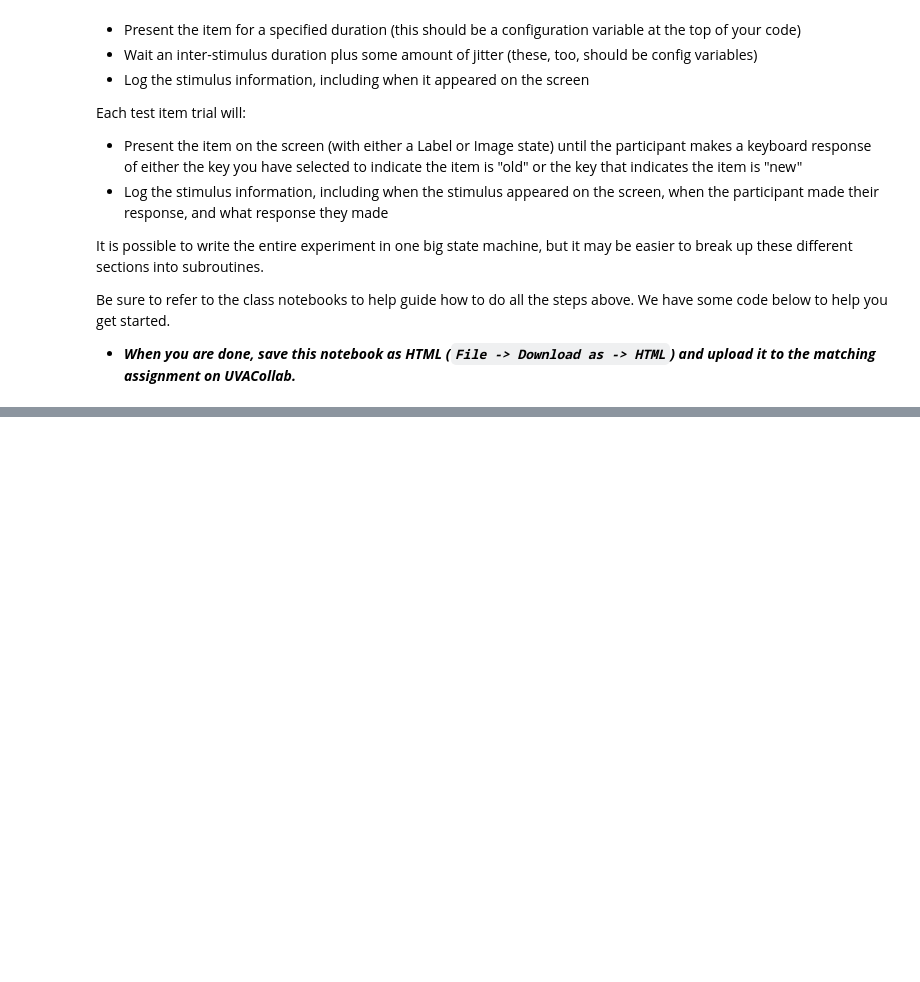
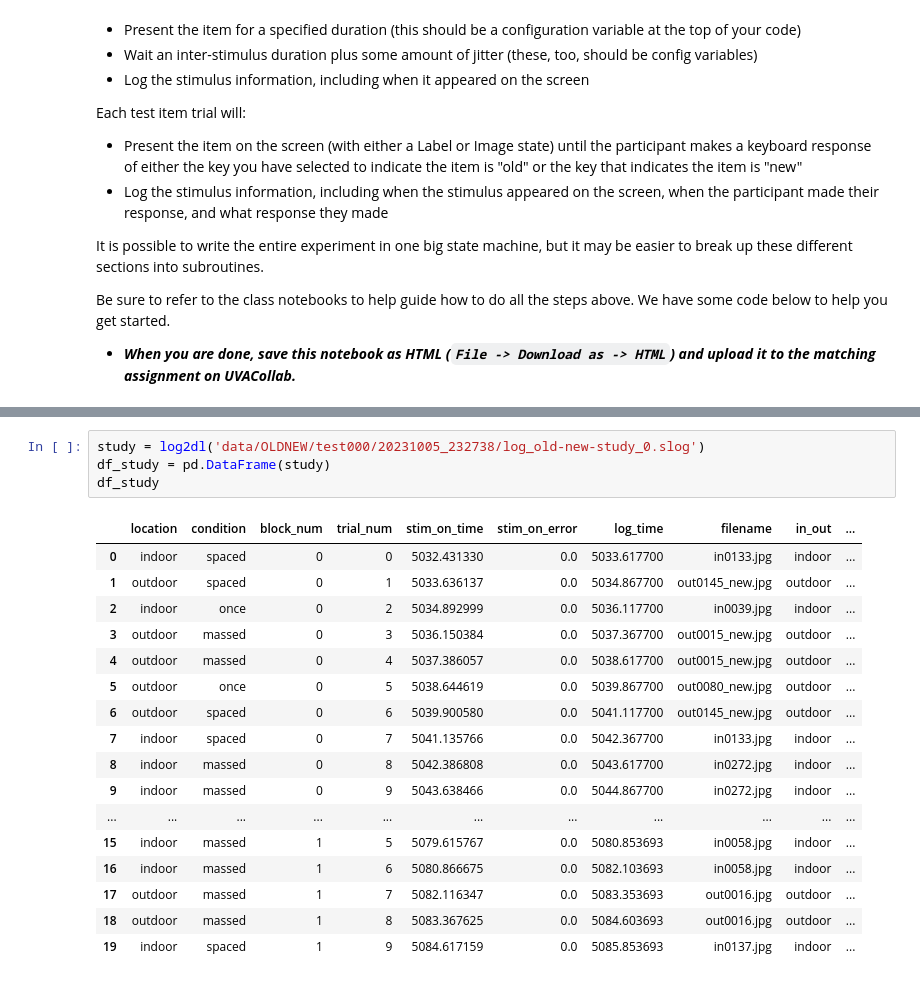
Before and after one commit to cs-hall/compsy, a Jupyter notebook: assignments/A03_SMILE_Experiment_csh4hf.ipynb, the cells around one changed output, grey strips where cells are left out. Drawn from its saved outputs; the diff is of its cells as text; blank space fills up the shorter version.

```diff
--- a/assignments/A03_SMILE_Experiment_csh4hf.ipynb
+++ b/assignments/A03_SMILE_Experiment_csh4hf.ipynb
@@ -73,0 +586,22 @@ ModuleNotFoundError: No module named 'smile'
+# %%
+study = log2dl('data/OLDNEW/test000/20231005_232738/log_old-new-study_0.slog')
+df_study = pd.DataFrame(study)
+df_study
+# %% [output]
+|  | location | condition | block_num | trial_num | stim_on_time | stim_on_error | log_time | filename | in_out | ... |
+| 0 | indoor | spaced | 0 | 0 | 5032.431330 | 0.0 | 5033.617700 | in0133.jpg | indoor | ... |
+| 1 | outdoor | spaced | 0 | 1 | 5033.636137 | 0.0 | 5034.867700 | out0145_new.jpg | outdoor | ... |
+| 2 | indoor | once | 0 | 2 | 5034.892999 | 0.0 | 5036.117700 | in0039.jpg | indoor | ... |
+| 3 | outdoor | massed | 0 | 3 | 5036.150384 | 0.0 | 5037.367700 | out0015_new.jpg | outdoor | ... |
+| 4 | outdoor | massed | 0 | 4 | 5037.386057 | 0.0 | 5038.617700 | out0015_new.jpg | outdoor | ... |
+| 5 | outdoor | once | 0 | 5 | 5038.644619 | 0.0 | 5039.867700 | out0080_new.jpg | outdoor | ... |
+| 6 | outdoor | spaced | 0 | 6 | 5039.900580 | 0.0 | 5041.117700 | out0145_new.jpg | outdoor | ... |
+| 7 | indoor | spaced | 0 | 7 | 5041.135766 | 0.0 | 5042.367700 | in0133.jpg | indoor | ... |
+| 8 | indoor | massed | 0 | 8 | 5042.386808 | 0.0 | 5043.617700 | in0272.jpg | indoor | ... |
+| 9 | indoor | massed | 0 | 9 | 5043.638466 | 0.0 | 5044.867700 | in0272.jpg | indoor | ... |
+| ... | ... | ... | ... | ... | ... | ... | ... | ... | ... | ... |
+| 15 | indoor | massed | 1 | 5 | 5079.615767 | 0.0 | 5080.853693 | in0058.jpg | indoor | ... |
+| 16 | indoor | massed | 1 | 6 | 5080.866675 | 0.0 | 5082.103693 | in0058.jpg | indoor | ... |
+| 17 | outdoor | massed | 1 | 7 | 5082.116347 | 0.0 | 5083.353693 | out0016.jpg | outdoor | ... |
+| 18 | outdoor | massed | 1 | 8 | 5083.367625 | 0.0 | 5084.603693 | out0016.jpg | outdoor | ... |
+| 19 | indoor | spaced | 1 | 9 | 5084.617159 | 0.0 | 5085.853693 | in0137.jpg | indoor | ... |
```
Also changed, not shown: parts of 3 cells of this notebook, 3 other files.
